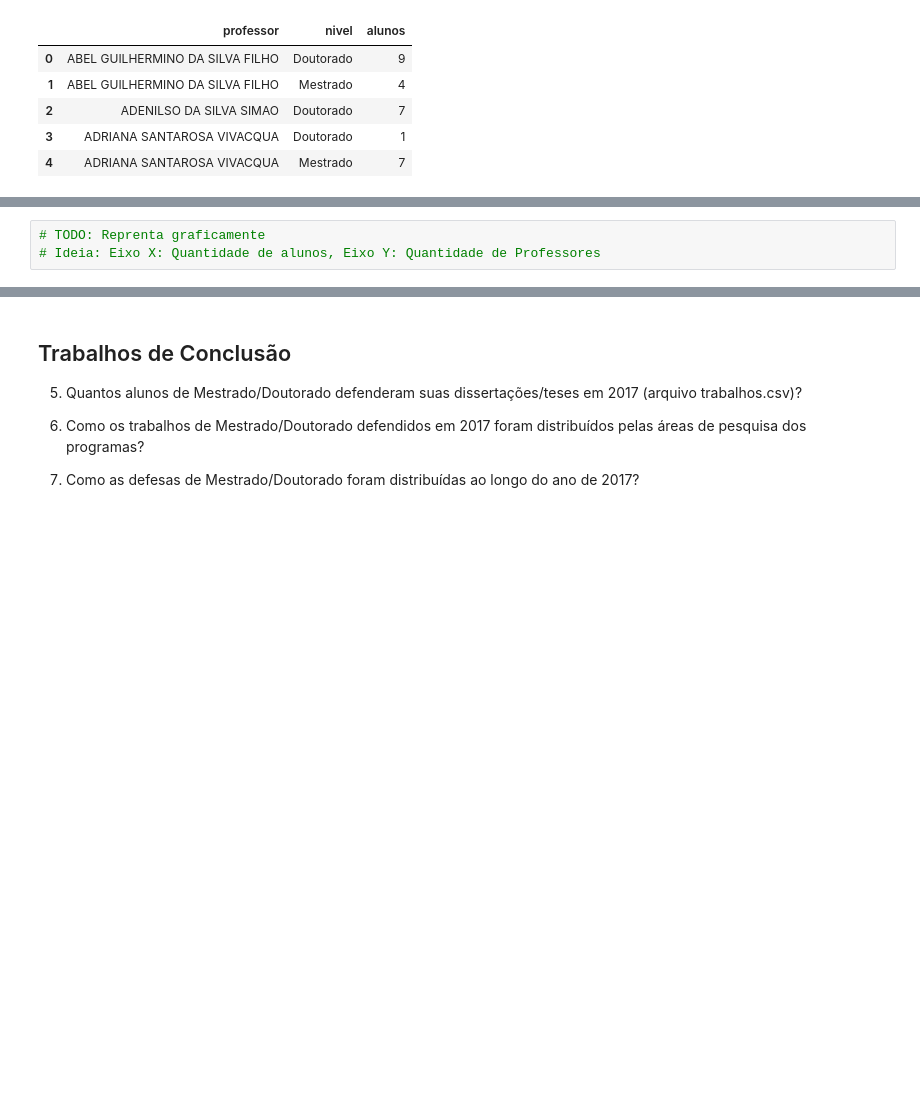
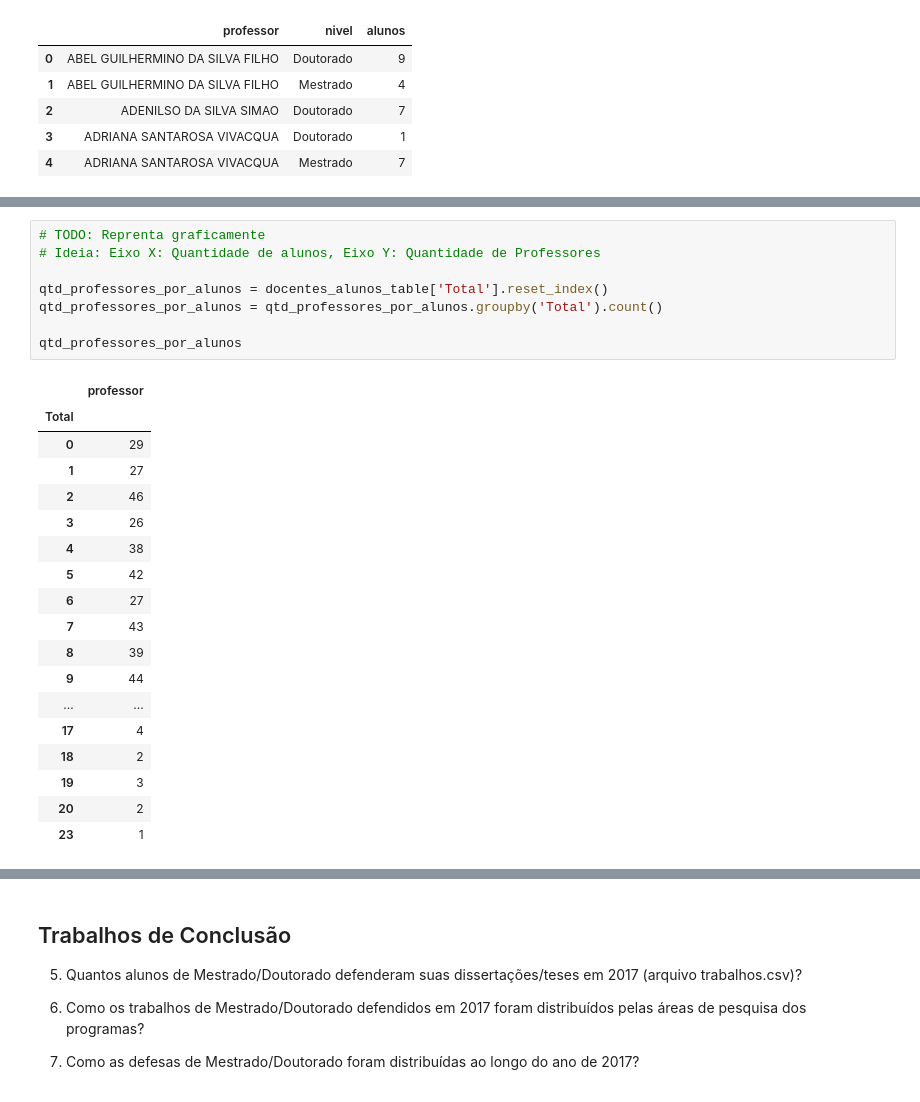
Before and after one commit to Pedalves/DataScience, a Jupyter notebook: CAPES/T1.1 Enunciado - Analise descritiva de dados de PG_Rafael.ipynb, the cells around one changed output, grey strips where cells are left out. Drawn from its saved outputs; the diff is of its cells as text; blank space fills up the shorter version.

```diff
--- a/CAPES/T1.1 Enunciado - Analise descritiva de dados de PG_Rafael.ipynb
+++ b/CAPES/T1.1 Enunciado - Analise descritiva de dados de PG_Rafael.ipynb
@@ -259,3 +249,27 @@ docentes_alunos_table.describe()
 # %%
 # TODO: Reprenta graficamente
 # Ideia: Eixo X: Quantidade de alunos, Eixo Y: Quantidade de Professores
+
+qtd_professores_por_alunos = docentes_alunos_table['Total'].reset_index()
+qtd_professores_por_alunos = qtd_professores_por_alunos.groupby('Total').count()
+
+qtd_professores_por_alunos
+# %% [output]
+|  | professor |
+| Total |  |
+| 0 | 29 |
+| 1 | 27 |
+| 2 | 46 |
+| 3 | 26 |
+| 4 | 38 |
+| 5 | 42 |
+| 6 | 27 |
+| 7 | 43 |
+| 8 | 39 |
+| 9 | 44 |
+| ... | ... |
+| 17 | 4 |
+| 18 | 2 |
+| 19 | 3 |
+| 20 | 2 |
+| 23 | 1 |
```
Also changed, not shown: parts of 5 cells of this notebook.
